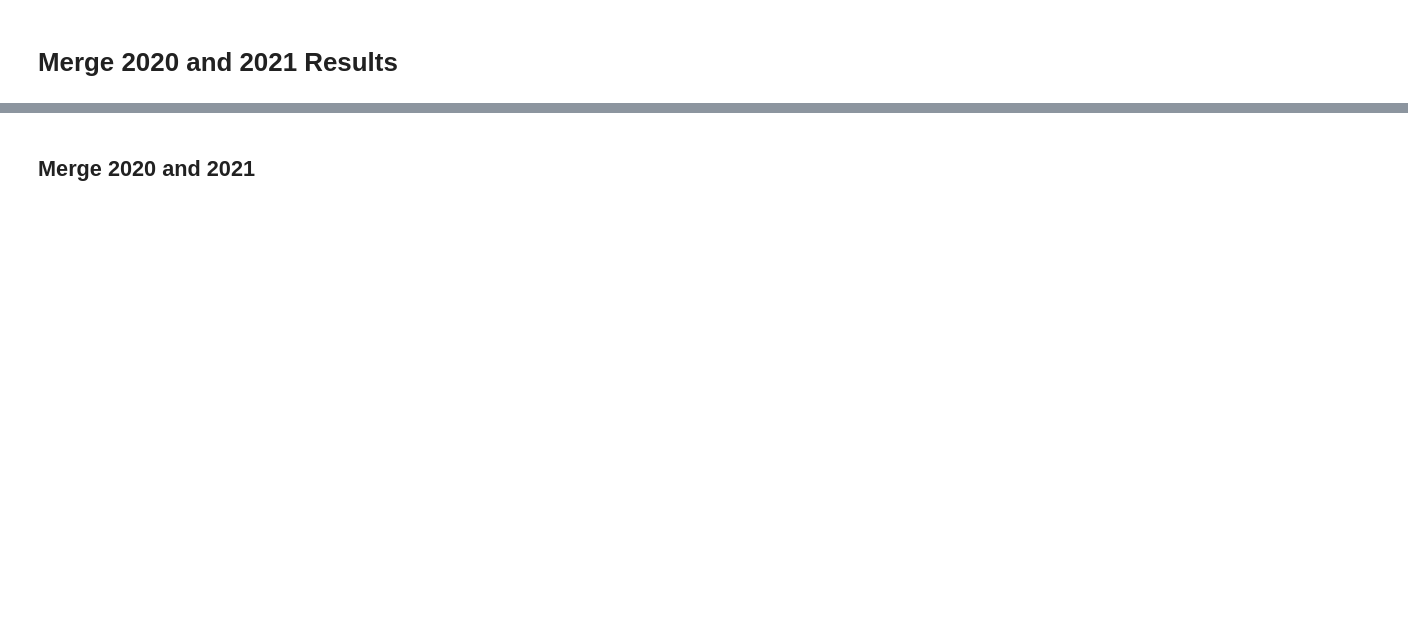
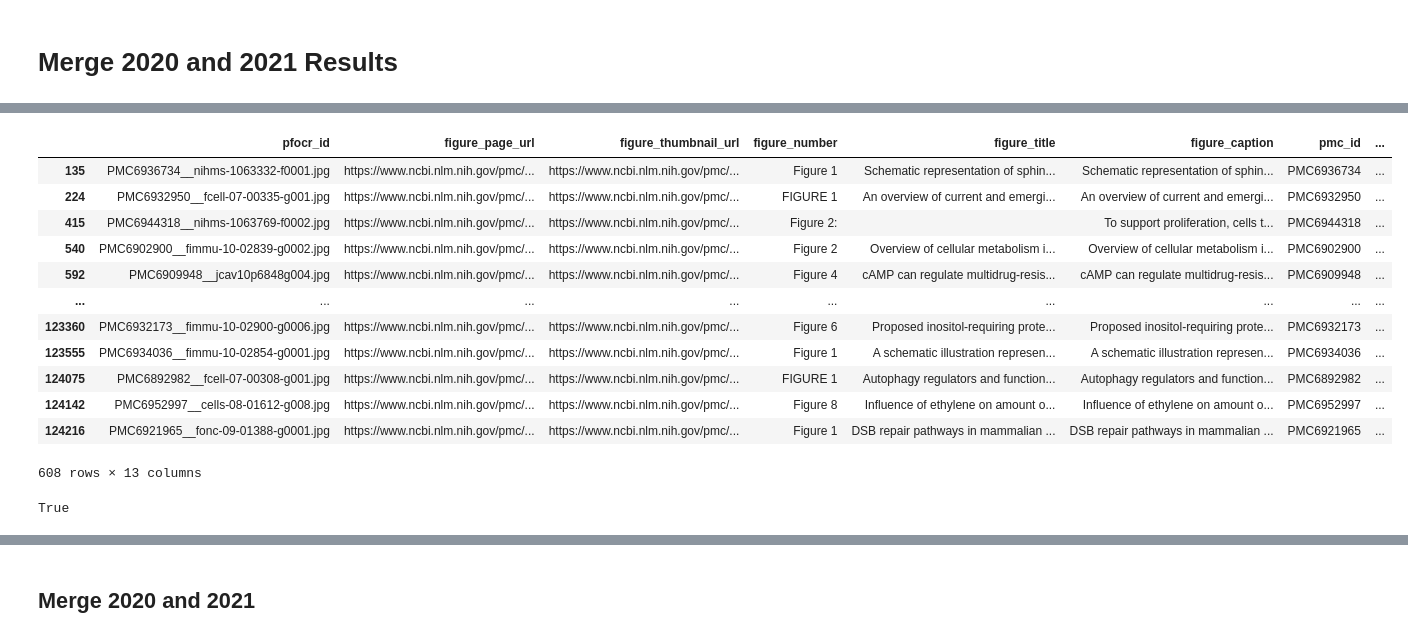
Before and after one commit to wikipathways/pathway-figure-ocr, a Jupyter notebook: notebooks/merge_2020_2021.ipynb, the cells around one changed output, grey strips where cells are left out. Cells and saved outputs as stored; diff of their text form; code cells hidden in the pictures; blank space fills up the shorter version.

Commit message:
This code represents the 20210515 extraction

```diff
--- a/notebooks/merge_2020_2021.ipynb
+++ b/notebooks/merge_2020_2021.ipynb
@@ -134,26 +279,0 @@ Index(['pfocr_id', 'figure_number', 'reference', 'publication_year',
-# %%
-# genes
-pfocr_genes_2020_rds_url = (
-    "https://www.dropbox.com/s/alf7auvxve36oer/pfocr_genes.rds?dl=1"
-)
-
-with tempfile.NamedTemporaryFile(suffix=".rds") as f:
-    pfocr_genes_2020_rds_path = f.name
-    with requests.get(pfocr_genes_2020_rds_url, stream=True) as r:
-        for chunk in r.iter_content(chunk_size=128):
-            f.write(chunk)
-        f.seek(0)
-    pfocr_genes_2020_df = rds2pandas(pfocr_genes_2020_rds_path).rename(
-        columns={
-            "figid": "pfocr_id",
-            "pmcid": "pmc_id",
-            "entrez": "ncbigene_id",
-            "word": "ocr_text",
-            "symbol": "lexicon_entry",
-            "source": "lexicon_entry_source",
-        }
-    )
-
-pfocr_genes_2020_df["pfocr_year"] = 2020
-
-pfocr_genes_2020_df
@@ -181,12 +289,7 @@ images_dir = Path(f"../data/images/{target_date}")
 # %%
-pfocr_figures_2021_df = rds2pandas(
-    images_dir.joinpath("pfocr_figures_2021.rds")
-)
+figures_2021_df = rds2pandas(images_dir.joinpath("pfocr_figures_2021.rds"))
 
-# pfocr_figures_2021_df["pfocr_year"] = 2020
-
-
-pfocr_figures_2021_df
+figures_2021_df
 # %% [output]
 |  | pfocr_id | figure_page_url | figure_thumbnail_url | figure_number | figure_title | figure_caption | pmc_id | ... |
 | 11 | PMC7226520__cells-09-01043-g007.jpg | https://www.ncbi.nlm.nih.gov/pmc/... | https://www.ncbi.nlm.nih.gov/pmc/... | Figure 7 | Comparative downstream pathway an... | Comparative downstream pathway an... | PMC7226520 | ... |
@@ -254,0 +331,24 @@ pfocr_genes_2021_df
+# %%
+figures_2021_df[
+    figures_2021_df["pfocr_id"].isin(
+        set(figures_2020_rds_df["pfocr_id"].to_list())
+    )
+]
+# %% [output]
+|  | pfocr_id | figure_page_url | figure_thumbnail_url | figure_number | figure_title | figure_caption | pmc_id | ... |
+| 135 | PMC6936734__nihms-1063332-f0001.jpg | https://www.ncbi.nlm.nih.gov/pmc/... | https://www.ncbi.nlm.nih.gov/pmc/... | Figure 1 | Schematic representation of sphin... | Schematic representation of sphin... | PMC6936734 | ... |
+| 224 | PMC6932950__fcell-07-00335-g001.jpg | https://www.ncbi.nlm.nih.gov/pmc/... | https://www.ncbi.nlm.nih.gov/pmc/... | FIGURE 1 | An overview of current and emergi... | An overview of current and emergi... | PMC6932950 | ... |
+| 415 | PMC6944318__nihms-1063769-f0002.jpg | https://www.ncbi.nlm.nih.gov/pmc/... | https://www.ncbi.nlm.nih.gov/pmc/... | Figure 2: |  | To support proliferation, cells t... | PMC6944318 | ... |
+| 540 | PMC6902900__fimmu-10-02839-g0002.jpg | https://www.ncbi.nlm.nih.gov/pmc/... | https://www.ncbi.nlm.nih.gov/pmc/... | Figure 2 | Overview of cellular metabolism i... | Overview of cellular metabolism i... | PMC6902900 | ... |
+| 592 | PMC6909948__jcav10p6848g004.jpg | https://www.ncbi.nlm.nih.gov/pmc/... | https://www.ncbi.nlm.nih.gov/pmc/... | Figure 4 | cAMP can regulate multidrug-resis... | cAMP can regulate multidrug-resis... | PMC6909948 | ... |
+| ... | ... | ... | ... | ... | ... | ... | ... | ... |
+| 123360 | PMC6932173__fimmu-10-02900-g0006.jpg | https://www.ncbi.nlm.nih.gov/pmc/... | https://www.ncbi.nlm.nih.gov/pmc/... | Figure 6 | Proposed inositol-requiring prote... | Proposed inositol-requiring prote... | PMC6932173 | ... |
+| 123555 | PMC6934036__fimmu-10-02854-g0001.jpg | https://www.ncbi.nlm.nih.gov/pmc/... | https://www.ncbi.nlm.nih.gov/pmc/... | Figure 1 | A schematic illustration represen... | A schematic illustration represen... | PMC6934036 | ... |
+| 124075 | PMC6892982__fcell-07-00308-g001.jpg | https://www.ncbi.nlm.nih.gov/pmc/... | https://www.ncbi.nlm.nih.gov/pmc/... | FIGURE 1 | Autophagy regulators and function... | Autophagy regulators and function... | PMC6892982 | ... |
+| 124142 | PMC6952997__cells-08-01612-g008.jpg | https://www.ncbi.nlm.nih.gov/pmc/... | https://www.ncbi.nlm.nih.gov/pmc/... | Figure 8 | Influence of ethylene on amount o... | Influence of ethylene on amount o... | PMC6952997 | ... |
+| 124216 | PMC6921965__fonc-09-01388-g0001.jpg | https://www.ncbi.nlm.nih.gov/pmc/... | https://www.ncbi.nlm.nih.gov/pmc/... | Figure 1 | DSB repair pathways in mammalian ... | DSB repair pathways in mammalian ... | PMC6921965 | ... |
+608 rows × 13 columns
+# %%
+"PMC6936734__nihms-1063332-f0001.jpg" in set(figures_2020_rds_df["pfocr_id"])
+# %% [output]
+True
```
Also changed, not shown: parts of 186 cells of this notebook, 5 other files.
